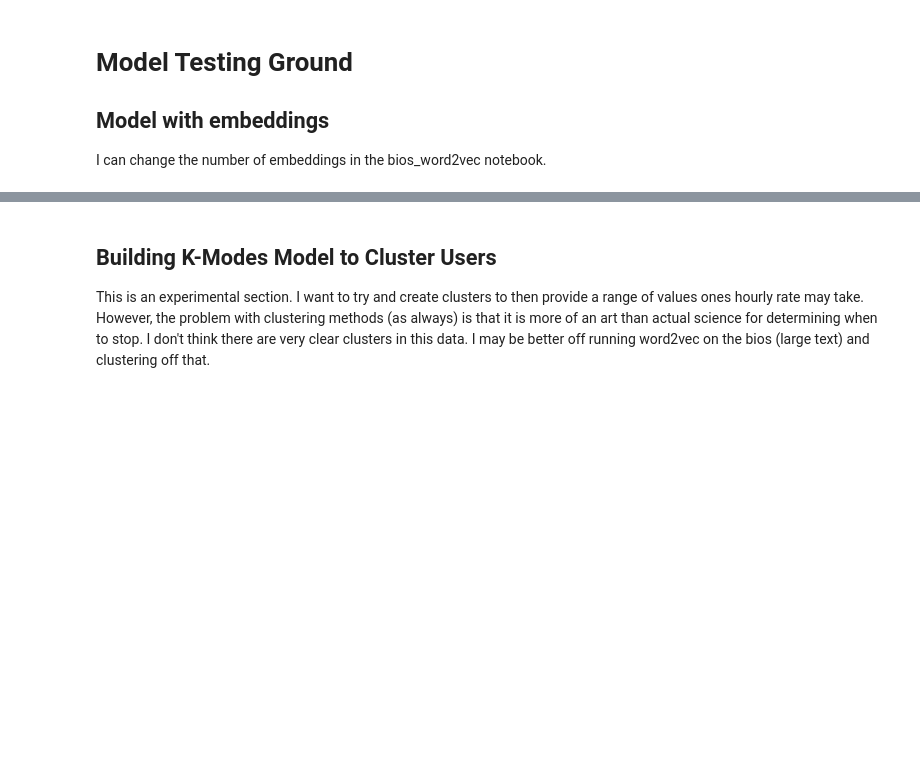
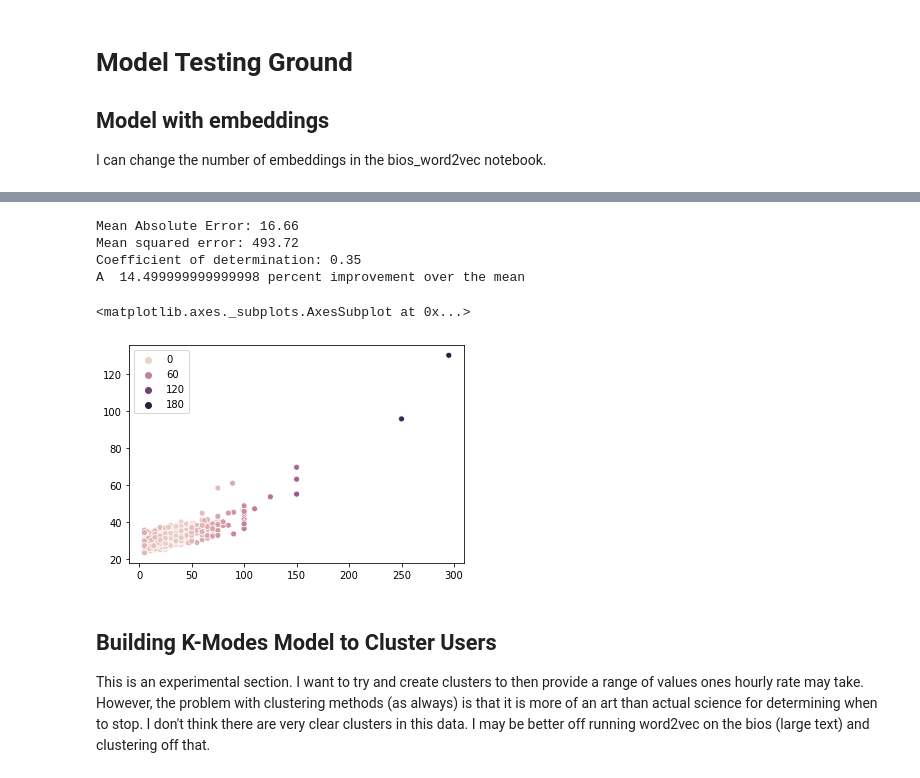
Before and after one commit to lmgibson/MyRate, a Jupyter notebook: notebooks/model_training.ipynb, the cells around one changed output, grey strips where cells are left out. Saved outputs shown, nothing was run; the diff lists cells and outputs as text; code cells hidden in the pictures; blank space fills up the shorter version.

```diff
--- a/notebooks/model_training.ipynb
+++ b/notebooks/model_training.ipynb
@@ -234,0 +266,8 @@ KeyError: 'profile_url'
+# %%
+# Converting data to numpy arrays and saving column names
+y = np.array(test['hourly_rate'])
+
+test = test.drop(['hourly_rate'], axis = 1)
+feature_list = list(test.columns)
+
+X = np.array(test)
@@ -234,0 +322,32 @@ KeyError: 'profile_url'
+# %%
+# Predict
+preds = rfr_model.predict(X_train)
+# %%
+# Calculate absolute error (comparison with baseline)
+errors = abs(preds - y_train)
+
+# Print out the mean absolute error (mae)
+print('Mean Absolute Error:', round(np.mean(errors), 2))
+
+# The mean squared error
+print('Mean squared error: %.2f'
+      % mean_squared_error(y_train, preds))
+
+# The coefficient of determination (R2)
+print('Coefficient of determination: %.2f'
+      % r2_score(y_train, preds))
+
+# Does much better than the mean with regard to mean absolute error
+print("A ", round((np.mean(errors)-19.49)/19.49,3)*-100,
+      "percent improvement over the mean")
+# %% [output]
+Mean Absolute Error: 16.66
+Mean squared error: 493.72
+Coefficient of determination: 0.35
+A  14.499999999999998 percent improvement over the mean
+# %%
+# Plotting True Hourly Rates vs Predicted Hourly Rates
+sns.scatterplot(x = y_train, y = preds, hue = errors)
+# %% [output]
+<matplotlib.axes._subplots.AxesSubplot at 0x...>
+[figure, added]
```
Also changed, not shown: parts of 14 cells of this notebook, 2 other files.
